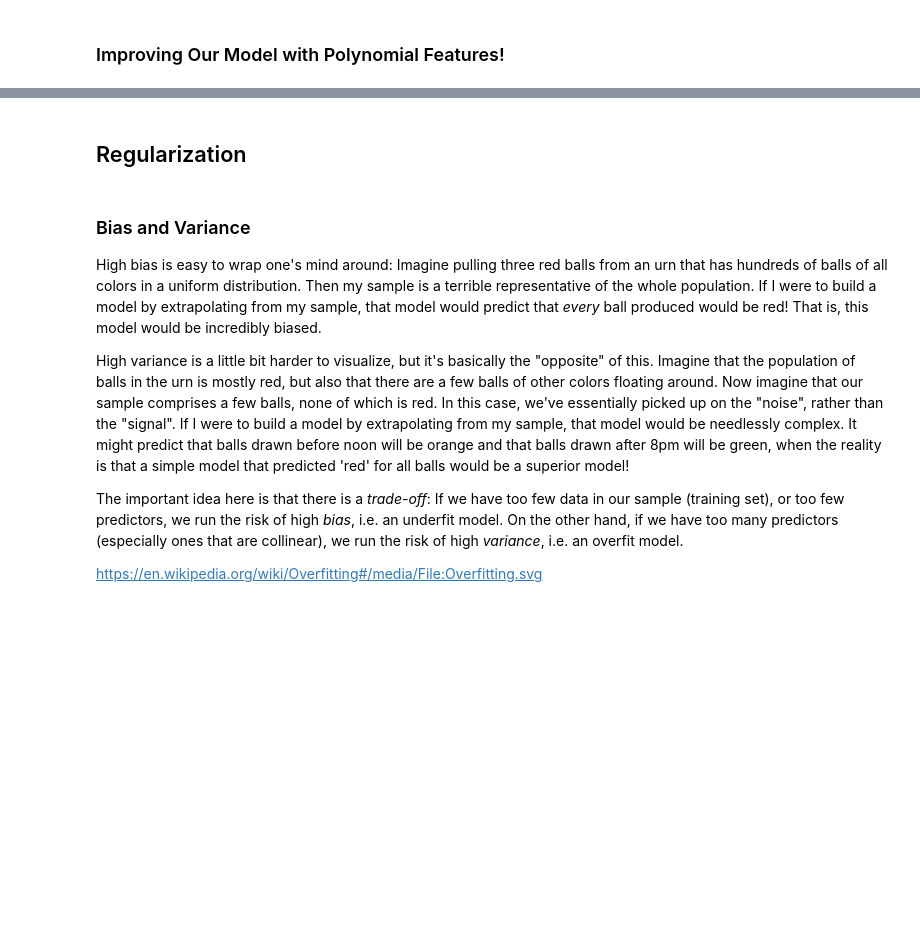
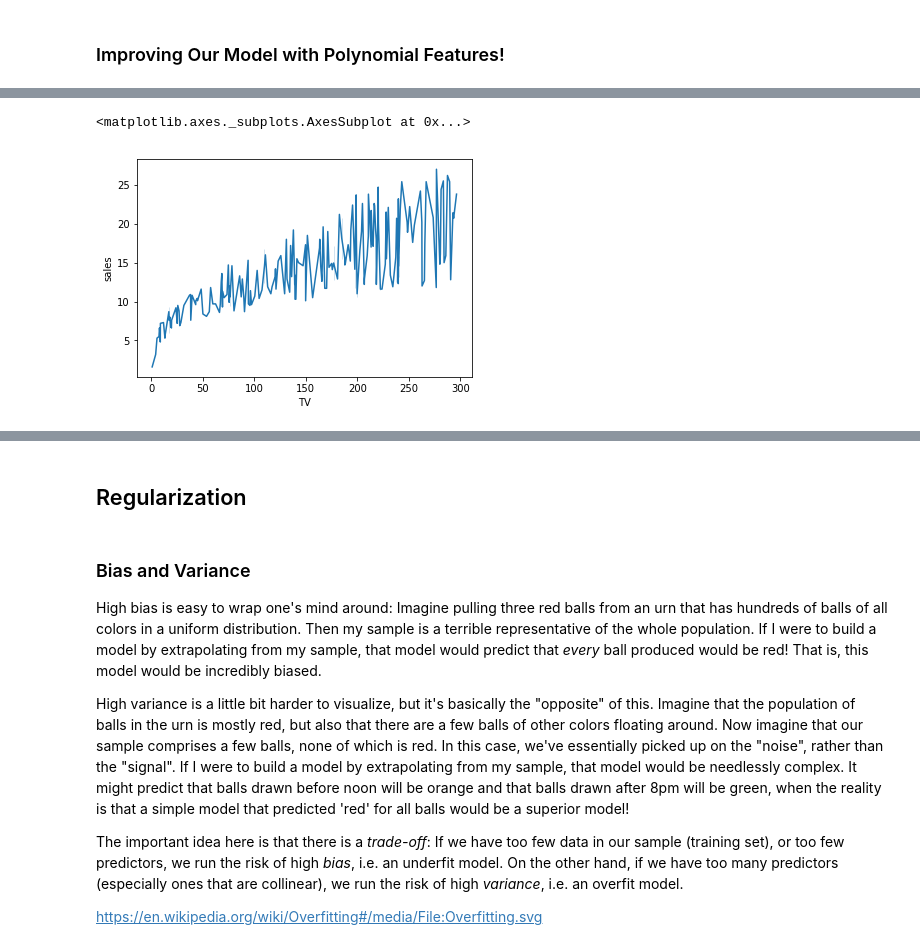
Before and after one commit to rokaandy/interaction-regularization-ds-040119, a Jupyter notebook: CodealongRegularization.ipynb, the cells around one changed output, grey strips where cells are left out. Drawn from its saved outputs; the diff is of its cells as text; code cells hidden in the pictures; blank space fills up the shorter version.

```diff
--- a/CodealongRegularization.ipynb
+++ b/CodealongRegularization.ipynb
@@ -15,2 +24,4 @@ ads = pd.read_csv('Advertising.csv', index_col=None)
 # %%
 # Dropping the useless column
+
+ads.drop('Unnamed: 0', axis=1, inplace=True)
@@ -40,0 +155,7 @@ ads = pd.read_csv('Advertising.csv', index_col=None)
+# %%
+# lineplot, TV
+
+sns.lineplot(ads['TV'], ads['sales'])
+# %% [output]
+<matplotlib.axes._subplots.AxesSubplot at 0x...>
+[figure, added]
```
Also changed, not shown: parts of 23 cells of this notebook.
